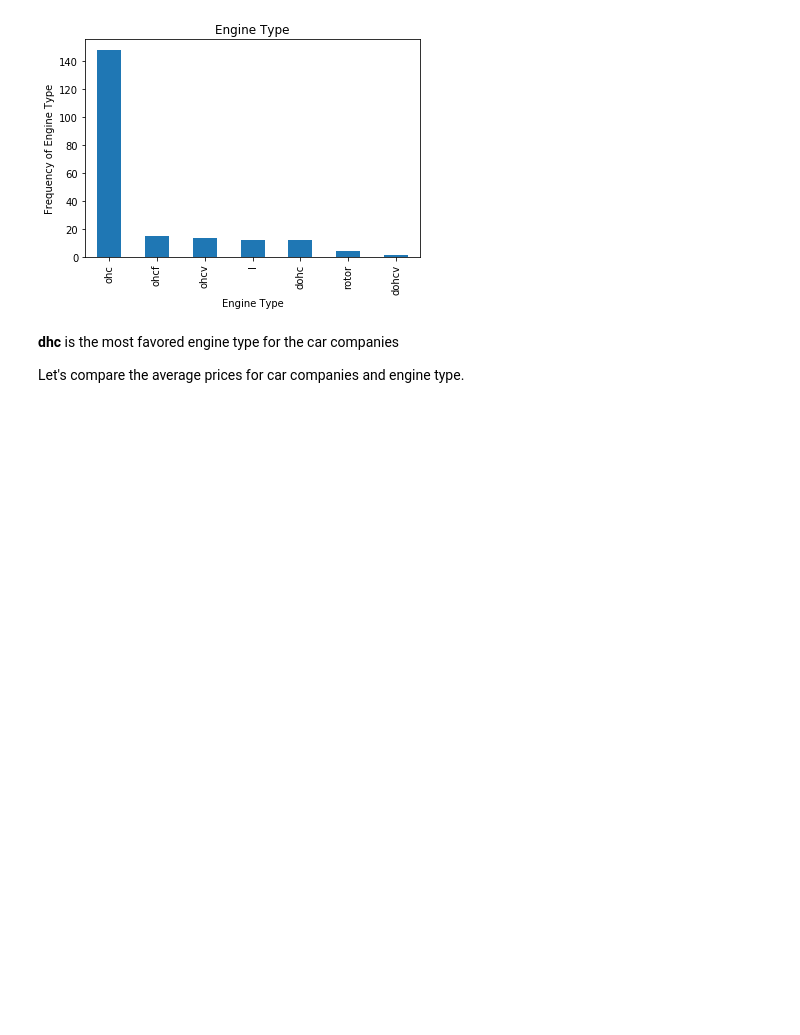
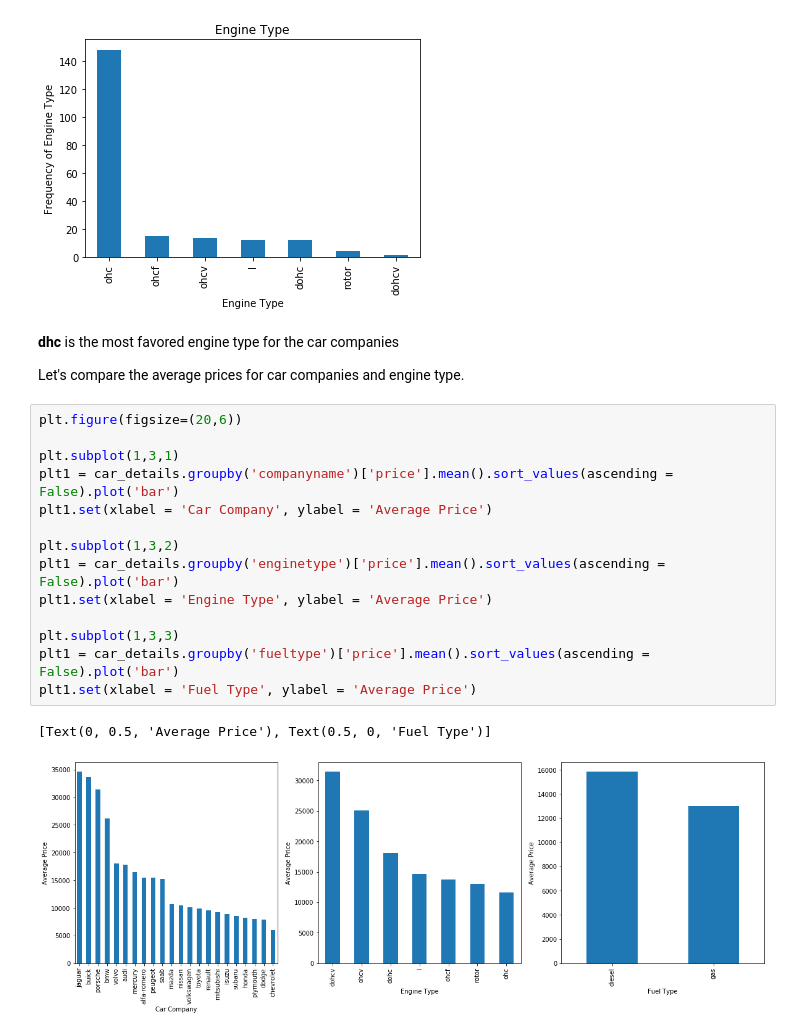
Before and after one commit to rishavhack/Projects-On-MachineLearning-OpenCV-NLP, a Jupyter notebook: Project 7 Car Price - Multiple Linear Regression/Car Price - Multiple Linear Regression.ipynb, the cells around one changed output. Saved outputs shown, nothing was run; the diff lists cells and outputs as text; blank space fills up the shorter version.

```diff
--- a/Project 7 Car Price - Multiple Linear Regression/Car Price - Multiple Linear Regression.ipynb
+++ b/Project 7 Car Price - Multiple Linear Regression/Car Price - Multiple Linear Regression.ipynb
@@ -227,3 +227,20 @@ plt1.set(xlabel = 'Engine Type', ylabel='Frequency of Engine Type')
 **dhc** is the most favored engine type for the car companies
 
 Let's compare the average prices for car companies and engine type.
+# %%
+plt.figure(figsize=(20,6))
+
+plt.subplot(1,3,1)
+plt1 = car_details.groupby('companyname')['price'].mean().sort_values(ascending = False).plot('bar')
+plt1.set(xlabel = 'Car Company', ylabel = 'Average Price')
+
+plt.subplot(1,3,2)
+plt1 = car_details.groupby('enginetype')['price'].mean().sort_values(ascending = False).plot('bar')
+plt1.set(xlabel = 'Engine Type', ylabel = 'Average Price')
+
+plt.subplot(1,3,3)
+plt1 = car_details.groupby('fueltype')['price'].mean().sort_values(ascending = False).plot('bar')
+plt1.set(xlabel = 'Fuel Type', ylabel = 'Average Price')
+# %% [output]
+[Text(0, 0.5, 'Average Price'), Text(0.5, 0, 'Fuel Type')]
+[figure, added]
```
Also changed, not shown: parts of 13 cells of this notebook.
